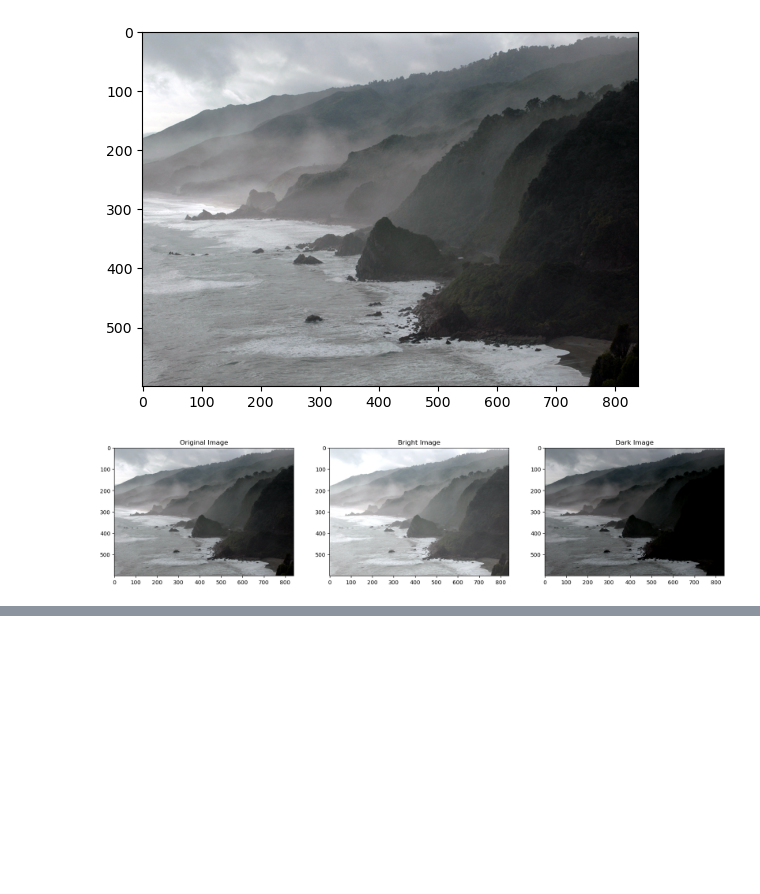
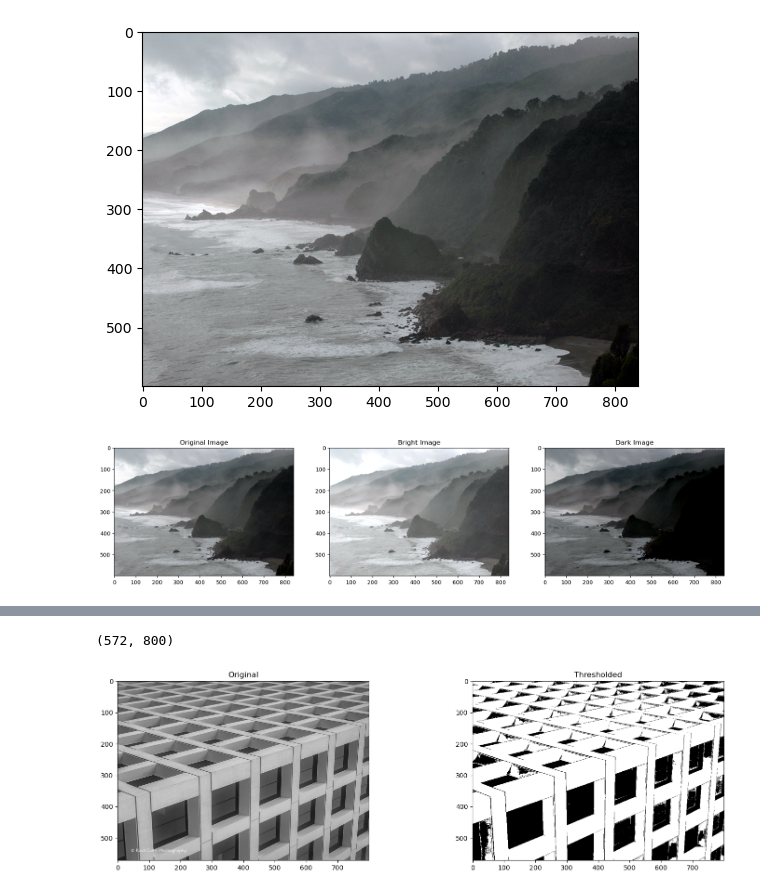
Before and after one commit to ilyassssssssssss/opencvlearn, a Jupyter notebook: enhancement.ipynb, the cells around one changed output, grey strips where cells are left out. Saved outputs shown, nothing was run; the diff lists cells and outputs as text; code cells hidden in the pictures; blank space fills up the shorter version.

```diff
--- a/enhancement.ipynb
+++ b/enhancement.ipynb
@@ -25,0 +43,14 @@ plt.show()
+# %%
+#thresholding
+img_read = cv2.imread("images/building-windows.jpg", cv2.IMREAD_GRAYSCALE)
+retval, img_thresh = cv2.threshold(img_read, 100, 255, cv2.THRESH_BINARY)
+
+plt.figure(figsize=[18, 5])
+
+plt.subplot(121);plt.imshow(img_read, cmap="gray");  plt.title("Original")
+plt.subplot(122);plt.imshow(img_thresh, cmap="gray");plt.title("Thresholded")
+
+print(img_thresh.shape)
+# %% [output]
+(572, 800)
+[figure, added]
```
Also changed, not shown: parts of 9 cells of this notebook.
